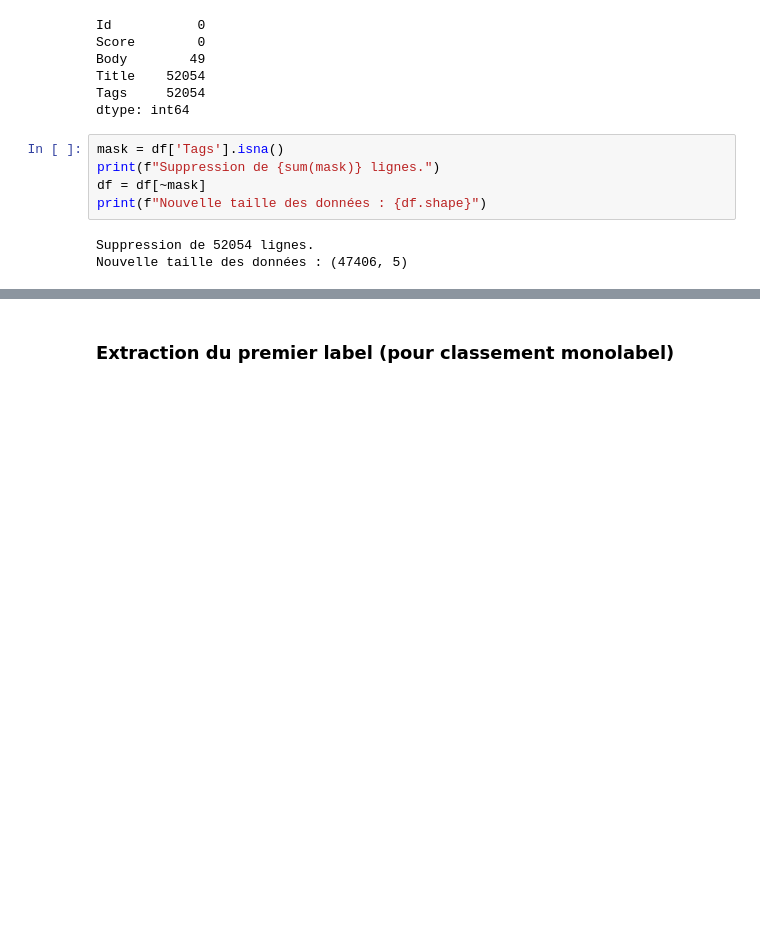
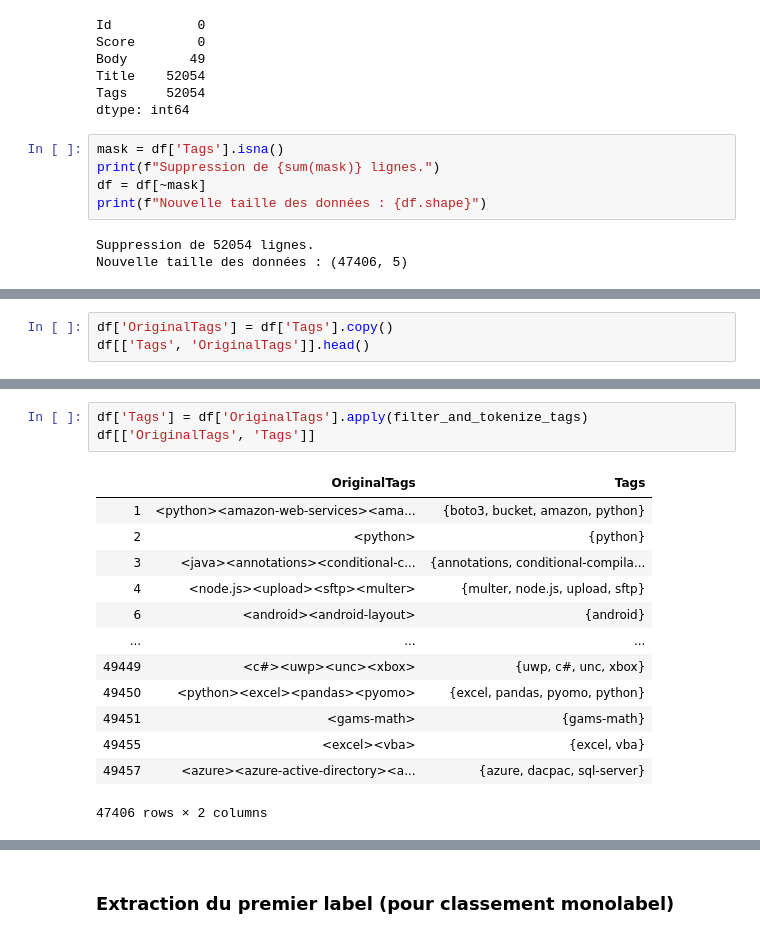
Before and after one commit to RegisC/so_tagging, a Jupyter notebook: P6-Exploration.ipynb, the cells around one changed output, grey strips where cells are left out. Saved outputs shown, nothing was run; the diff lists cells and outputs as text; blank space fills up the shorter version.

```diff
--- a/P6-Exploration.ipynb
+++ b/P6-Exploration.ipynb
@@ -90,0 +93,3 @@ Nouvelle taille des données : (47406, 5)
+# %%
+df['OriginalTags'] = df['Tags'].copy()
+df[['Tags', 'OriginalTags']].head()
@@ -90,0 +174,17 @@ Nouvelle taille des données : (47406, 5)
+# %%
+df['Tags'] = df['OriginalTags'].apply(filter_and_tokenize_tags)
+df[['OriginalTags', 'Tags']]
+# %% [output]
+|  | OriginalTags | Tags |
+| 1 | <python><amazon-web-services><ama... | {boto3, bucket, amazon, python} |
+| 2 | <python> | {python} |
+| 3 | <java><annotations><conditional-c... | {annotations, conditional-compila... |
+| 4 | <node.js><upload><sftp><multer> | {multer, node.js, upload, sftp} |
+| 6 | <android><android-layout> | {android} |
+| ... | ... | ... |
+| 49449 | <c#><uwp><unc><xbox> | {uwp, c#, unc, xbox} |
+| 49450 | <python><excel><pandas><pyomo> | {excel, pandas, pyomo, python} |
+| 49451 | <gams-math> | {gams-math} |
+| 49455 | <excel><vba> | {excel, vba} |
+| 49457 | <azure><azure-active-directory><a... | {azure, dacpac, sql-server} |
+47406 rows × 2 columns
```
Also changed, not shown: parts of 47 cells of this notebook, 2 other files.
